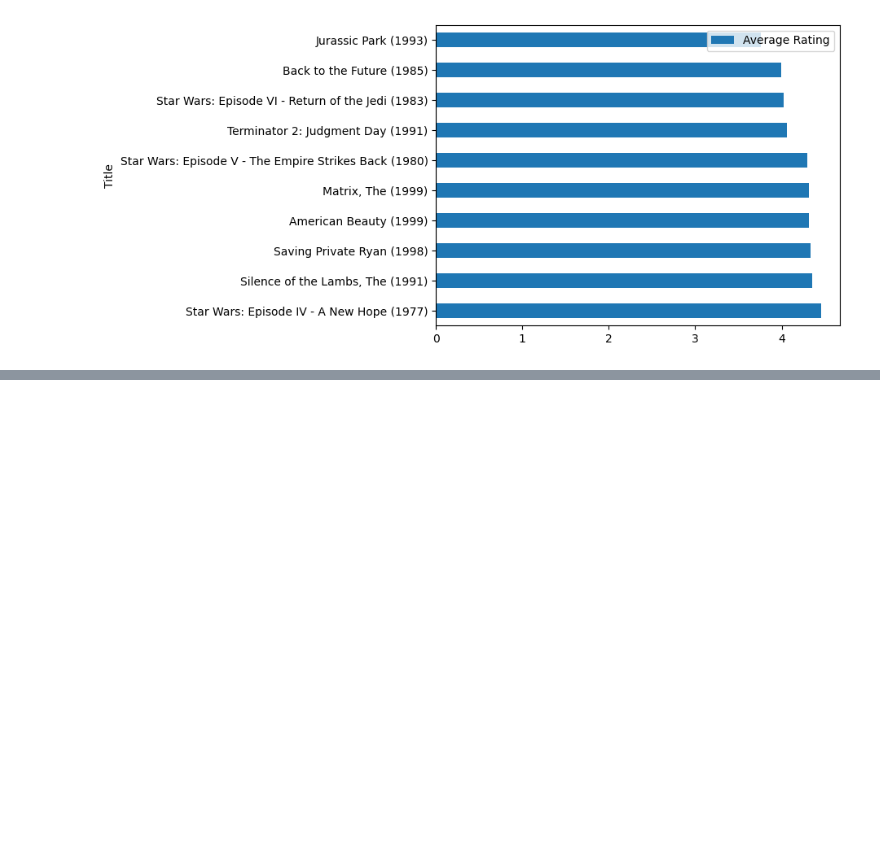
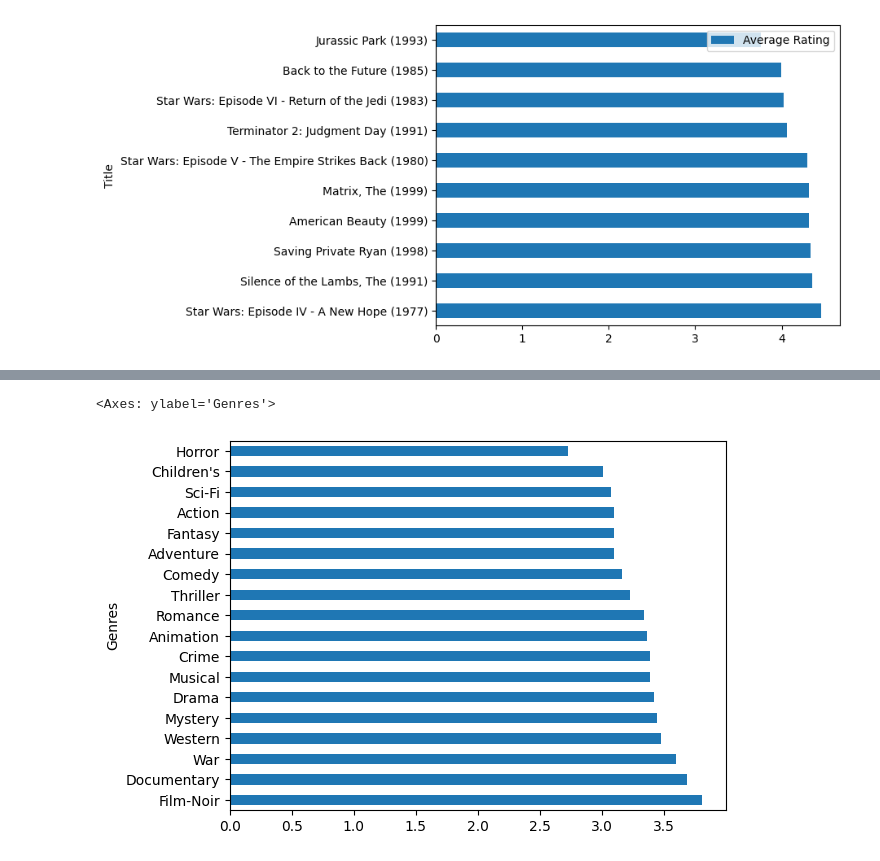
Before and after one commit to the-HarshUpadhyay/Movie-Recommendation, a Jupyter notebook: notebooks/data_exploration.ipynb, the cells around one changed output, grey strips where cells are left out. Drawn from its saved outputs; the diff is of its cells as text; code cells hidden in the pictures; blank space fills up the shorter version.

```diff
--- a/notebooks/data_exploration.ipynb
+++ b/notebooks/data_exploration.ipynb
@@ -174,0 +223,7 @@ dat_movies[dat_movies['Title'].isin(popular_movies)].sort_values('Average Rating
+# %%
+#genre average ratings
+genre_average = all_genres.groupby('Genres')['Average Rating'].mean().sort_values(ascending=False)
+genre_average.plot(kind='barh')
+# %% [output]
+<Axes: ylabel='Genres'>
+[figure, added]
```
Also changed, not shown: parts of 4 cells of this notebook.
